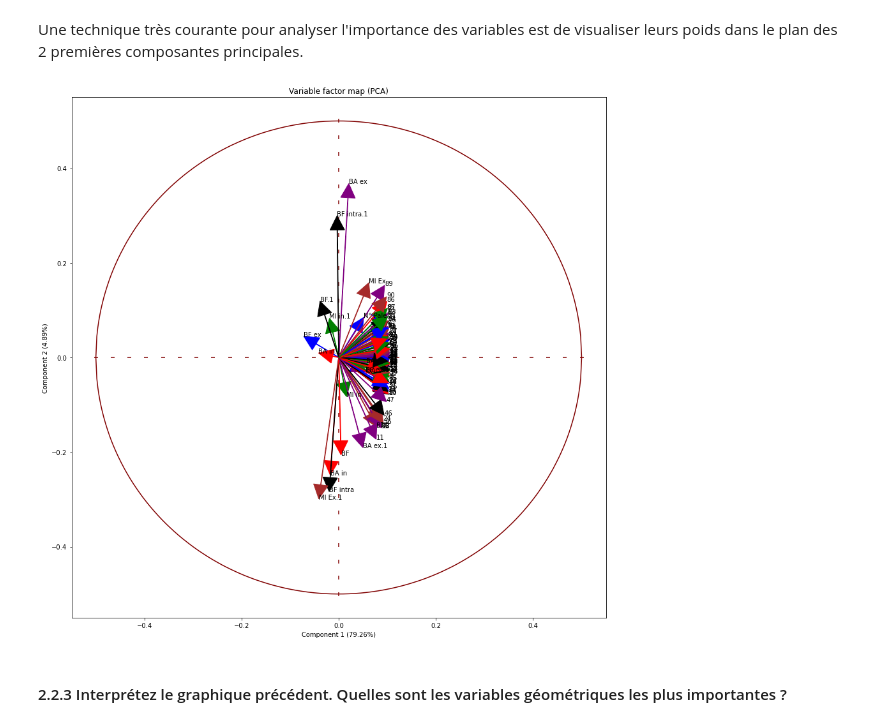
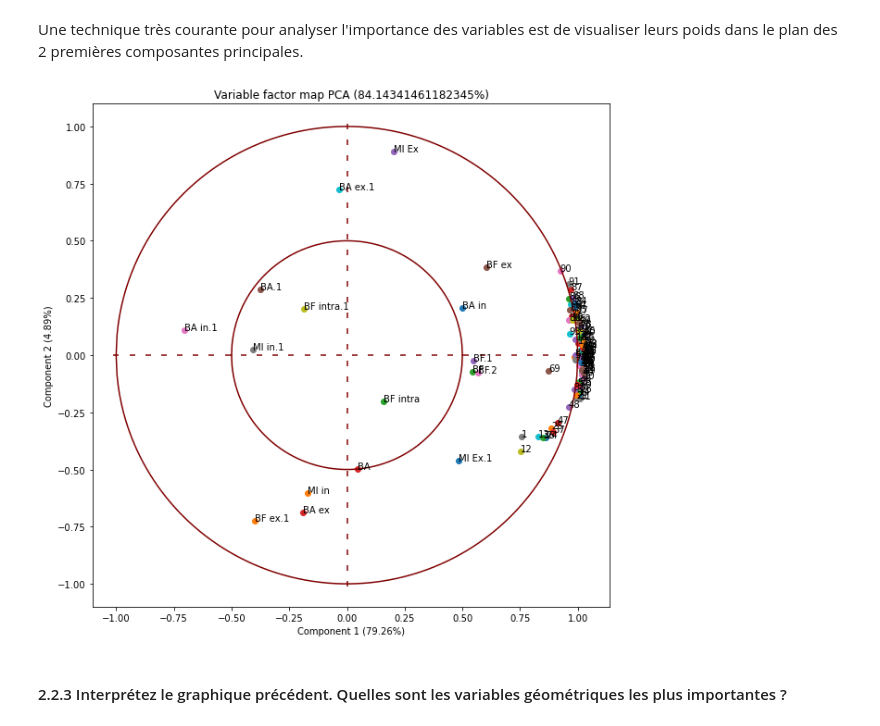
Before and after one commit to Thomasb-ing/TD-Stat-descriptive, a Jupyter notebook: TD4/TD4.ipynb, the cells around one changed output. Drawn from its saved outputs; the diff is of its cells as text; code cells hidden in the pictures.

```diff
--- a/TD4/TD4.ipynb
+++ b/TD4/TD4.ipynb
@@ -183,7 +167,8 @@ pca.fit(geometries_norm)
 # %% [output]
 PCA(n_components=2)
 # %%
-print("la part de variance expliquée par les deux premieres CP est de : "+str(np.cumsum(pca.explained_variance_ratio_)[1]))
+var_exp_ratio=np.cumsum(pca.explained_variance_ratio_)[1]
+print("la part de variance expliquée par les deux premieres CP est de : "+str(var_exp_ratio))
 # %% [output]
 la part de variance expliquée par les deux premieres CP est de : 0.8414341461182344
 # %%
@@ -213,50 +198,54 @@ Voici le type de graphique, appelé _PCA factor loadings plot_ en anglais, que v
 # %% [markdown]
 Une technique très courante pour analyser l'importance des variables est de visualiser leurs poids dans le plan des 2 premières composantes principales.
 # %%
-columns=geometries.columns.values
+from math import sqrt
+columns=geometries.columns.values[1:]
 pca_values=pca.components_
 
-plt.figure(figsize=(15,15))
+plt.figure(figsize=(10,10))
 plt.rcParams.update({'font.size': 10})
 
+#Plot big circle
+x=np.linspace(start=-1,stop=1,num=500)
+y_positive=lambda x: np.sqrt(1**2-x**2)
+y_negative=lambda x: -np.sqrt(1**2-x**2)
+plt.plot(x,list(map(y_positive, x)), color='maroon')
+plt.plot(x,list(map(y_negative, x)),color='maroon')
 
 #Plot smaller circle
 x=np.linspace(start=-0.5,stop=0.5,num=500)
 y_positive=lambda x: np.sqrt(0.5**2-x**2)
 y_negative=lambda x: -np.sqrt(0.5**2-x**2)
 plt.plot(x,list(map(y_positive, x)), color='maroon')
 plt.plot(x,list(map(y_negative, x)),color='maroon')
 
 #Create broken lines
-x=np.linspace(start=-0.5,stop=0.5,num=30)
+x=np.linspace(start=-1,stop=1,num=30)
 plt.scatter(x,[0]*len(x), marker='_',color='maroon')
 plt.scatter([0]*len(x), x, marker='|',color='maroon')
 
 #Define color list
 colors = ['blue', 'red', 'green', 'black', 'purple', 'brown']
 if len(pca_values[0]) > 6:
     colors=colors*(int(len(pca_values[0])/6)+1)
 
 add_string= ""
 for i in range(len(pca_values[0])):
-    xi=pca_values[0][i]
-    yi=pca_values[1][i]
+    xi=pca_values[0][i]*sqrt(pca.explained_variance_[0])
+    yi=pca_values[1][i]*sqrt(pca.explained_variance_[1])
     #plt.plot(xi,yi)
-    plt.arrow(0,0,
-              dx=xi, dy=yi,
-              head_width=0.03, head_length=0.03,
-              color=colors[i], length_includes_head=True)
+    plt.scatter(xi,yi)
     add_string=f" ({round(xi,2)} {round(yi,2)})"
-    plt.text(pca_values[0, i],
-             pca_values[1, i] ,
+    plt.text(pca_values[0, i]*sqrt(pca.explained_variance_[0]),
+             pca_values[1, i]*sqrt(pca.explained_variance_[1]) ,
              s=columns[i] )
 
 plt.xlabel(f"Component 1 ({round(pca.explained_variance_ratio_[0]*100,2)}%)")
 plt.ylabel(f"Component 2 ({round(pca.explained_variance_ratio_[1]*100,2)}%)")
-plt.title('Variable factor map (PCA)')
+plt.title("Variable factor map PCA ("+str(var_exp_ratio*100)+"%)")
 plt.show()
 # %% [output]
-[figure, old version]
+[figure, new version]
 # %% [markdown]
 #### 2.2.3 Interprétez le graphique précédent. Quelles sont les variables géométriques les plus importantes ?
 # %% [markdown]
```
Also changed, not shown: parts of 20 cells of this notebook.
